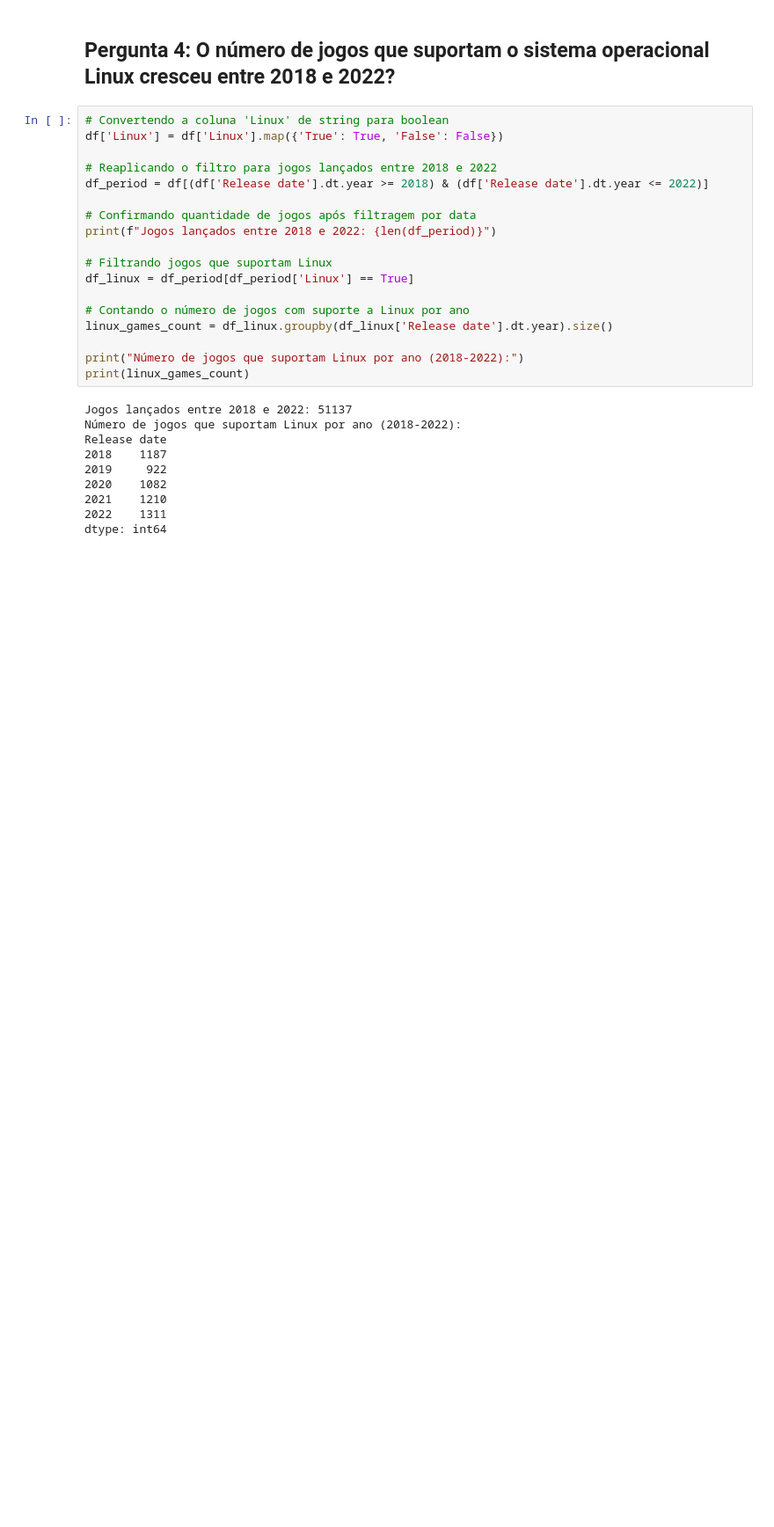
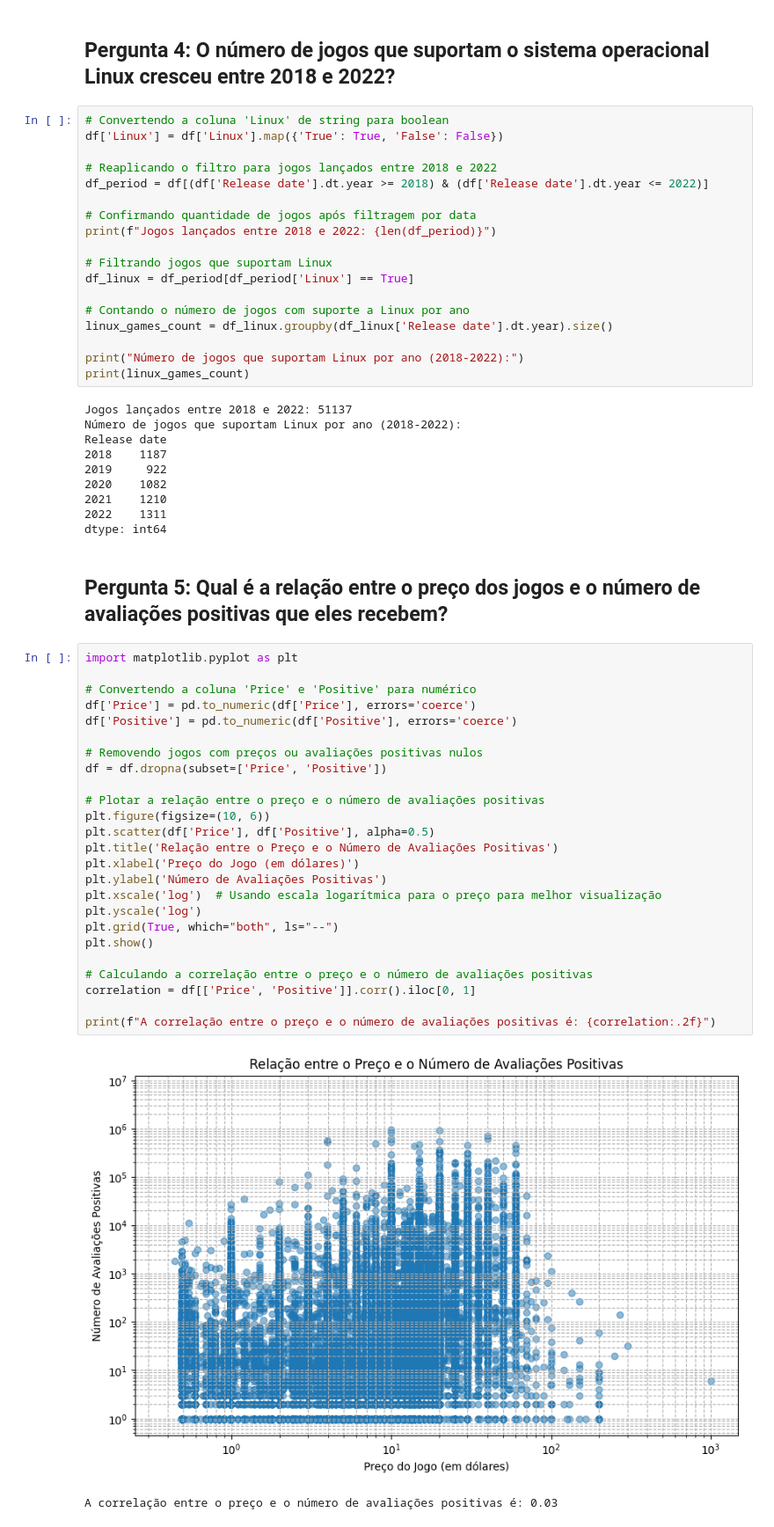
Before and after one commit to marcellsa/pucrs-trabalhos-academicos, a Jupyter notebook: 03-progracao-para-dados/projeto2-analise-jogos-eletronicos/notebooks/projeto2-analise-jogos-eletronicos.ipynb, the cells around one changed output. Shown at 88% size. Drawn from its saved outputs; the diff is of its cells as text; blank space fills up the shorter version.

Commit message:
feat: Pergunta 5 respondida

```diff
--- a/03-progracao-para-dados/projeto2-analise-jogos-eletronicos/notebooks/projeto2-analise-jogos-eletronicos.ipynb
+++ b/03-progracao-para-dados/projeto2-analise-jogos-eletronicos/notebooks/projeto2-analise-jogos-eletronicos.ipynb
@@ -264,3 +264,33 @@ Release date
 2021    1210
 2022    1311
 dtype: int64
+# %% [markdown]
+## Pergunta 5: Qual é a relação entre o preço dos jogos e o número de avaliações positivas que eles recebem?
+# %%
+import matplotlib.pyplot as plt
+
+# Convertendo a coluna 'Price' e 'Positive' para numérico
+df['Price'] = pd.to_numeric(df['Price'], errors='coerce')
+df['Positive'] = pd.to_numeric(df['Positive'], errors='coerce')
+
+# Removendo jogos com preços ou avaliações positivas nulos
+df = df.dropna(subset=['Price', 'Positive'])
+
+# Plotar a relação entre o preço e o número de avaliações positivas
+plt.figure(figsize=(10, 6))
+plt.scatter(df['Price'], df['Positive'], alpha=0.5)
+plt.title('Relação entre o Preço e o Número de Avaliações Positivas')
+plt.xlabel('Preço do Jogo (em dólares)')
+plt.ylabel('Número de Avaliações Positivas')
+plt.xscale('log')  # Usando escala logarítmica para o preço para melhor visualização
+plt.yscale('log')
+plt.grid(True, which="both", ls="--")
+plt.show()
+
+# Calculando a correlação entre o preço e o número de avaliações positivas
+correlation = df[['Price', 'Positive']].corr().iloc[0, 1]
+
+print(f"A correlação entre o preço e o número de avaliações positivas é: {correlation:.2f}")
+# %% [output]
+[figure, added]
+A correlação entre o preço e o número de avaliações positivas é: 0.03
```
